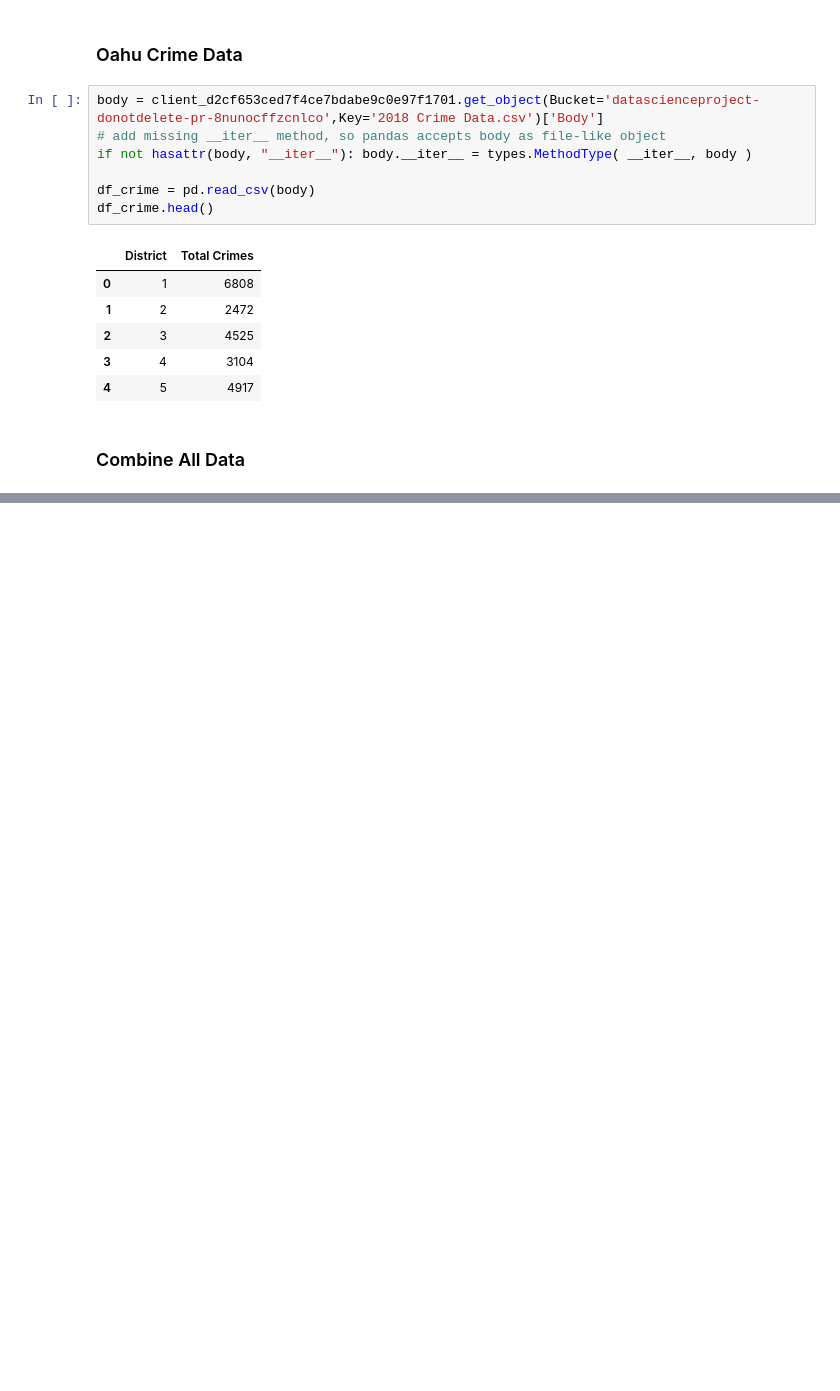
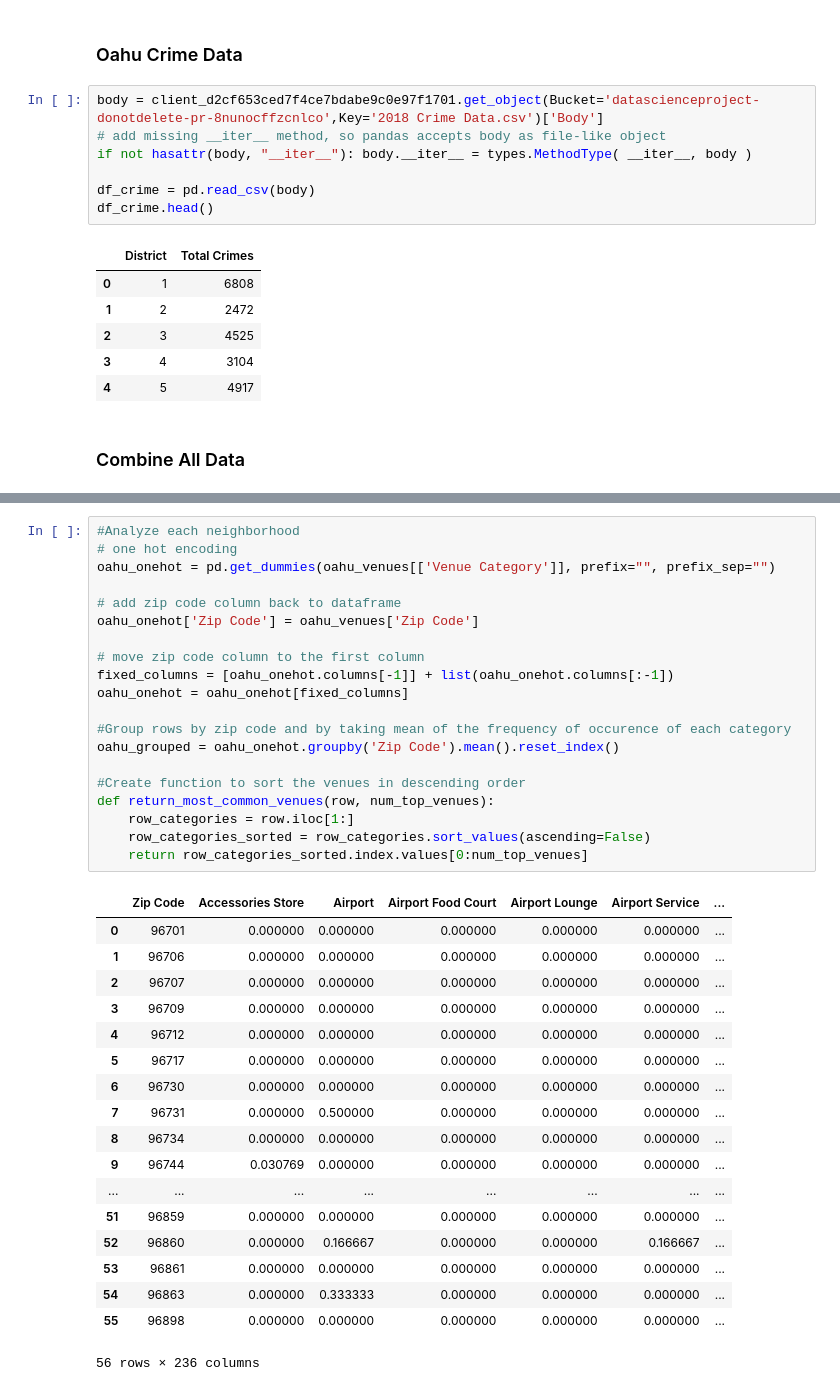
Before and after one commit to bschmalzel/Coursera_Capstone, a Jupyter notebook: Final Capstone Project.ipynb, the cells around one changed output, grey strips where cells are left out. Saved outputs shown, nothing was run; the diff lists cells and outputs as text; blank space fills up the shorter version.

```diff
--- a/Final Capstone Project.ipynb
+++ b/Final Capstone Project.ipynb
@@ -279,0 +281,39 @@ df_combined
+# %%
+#Analyze each neighborhood
+# one hot encoding
+oahu_onehot = pd.get_dummies(oahu_venues[['Venue Category']], prefix="", prefix_sep="")
+
+# add zip code column back to dataframe
+oahu_onehot['Zip Code'] = oahu_venues['Zip Code']
+
+# move zip code column to the first column
+fixed_columns = [oahu_onehot.columns[-1]] + list(oahu_onehot.columns[:-1])
+oahu_onehot = oahu_onehot[fixed_columns]
+
+#Group rows by zip code and by taking mean of the frequency of occurence of each category
+oahu_grouped = oahu_onehot.groupby('Zip Code').mean().reset_index()
+
+#Create function to sort the venues in descending order
+def return_most_common_venues(row, num_top_venues):
+    row_categories = row.iloc[1:]
+    row_categories_sorted = row_categories.sort_values(ascending=False)
+    return row_categories_sorted.index.values[0:num_top_venues]
+# %% [output]
+|  | Zip Code | Accessories Store | Airport | Airport Food Court | Airport Lounge | Airport Service | ... |
+| 0 | 96701 | 0.000000 | 0.000000 | 0.000000 | 0.000000 | 0.000000 | ... |
+| 1 | 96706 | 0.000000 | 0.000000 | 0.000000 | 0.000000 | 0.000000 | ... |
+| 2 | 96707 | 0.000000 | 0.000000 | 0.000000 | 0.000000 | 0.000000 | ... |
+| 3 | 96709 | 0.000000 | 0.000000 | 0.000000 | 0.000000 | 0.000000 | ... |
+| 4 | 96712 | 0.000000 | 0.000000 | 0.000000 | 0.000000 | 0.000000 | ... |
+| 5 | 96717 | 0.000000 | 0.000000 | 0.000000 | 0.000000 | 0.000000 | ... |
+| 6 | 96730 | 0.000000 | 0.000000 | 0.000000 | 0.000000 | 0.000000 | ... |
+| 7 | 96731 | 0.000000 | 0.500000 | 0.000000 | 0.000000 | 0.000000 | ... |
+| 8 | 96734 | 0.000000 | 0.000000 | 0.000000 | 0.000000 | 0.000000 | ... |
+| 9 | 96744 | 0.030769 | 0.000000 | 0.000000 | 0.000000 | 0.000000 | ... |
+| ... | ... | ... | ... | ... | ... | ... | ... |
+| 51 | 96859 | 0.000000 | 0.000000 | 0.000000 | 0.000000 | 0.000000 | ... |
+| 52 | 96860 | 0.000000 | 0.166667 | 0.000000 | 0.000000 | 0.166667 | ... |
+| 53 | 96861 | 0.000000 | 0.000000 | 0.000000 | 0.000000 | 0.000000 | ... |
+| 54 | 96863 | 0.000000 | 0.333333 | 0.000000 | 0.000000 | 0.000000 | ... |
+| 55 | 96898 | 0.000000 | 0.000000 | 0.000000 | 0.000000 | 0.000000 | ... |
+56 rows × 236 columns
```
Also changed, not shown: parts of 53 cells of this notebook.
